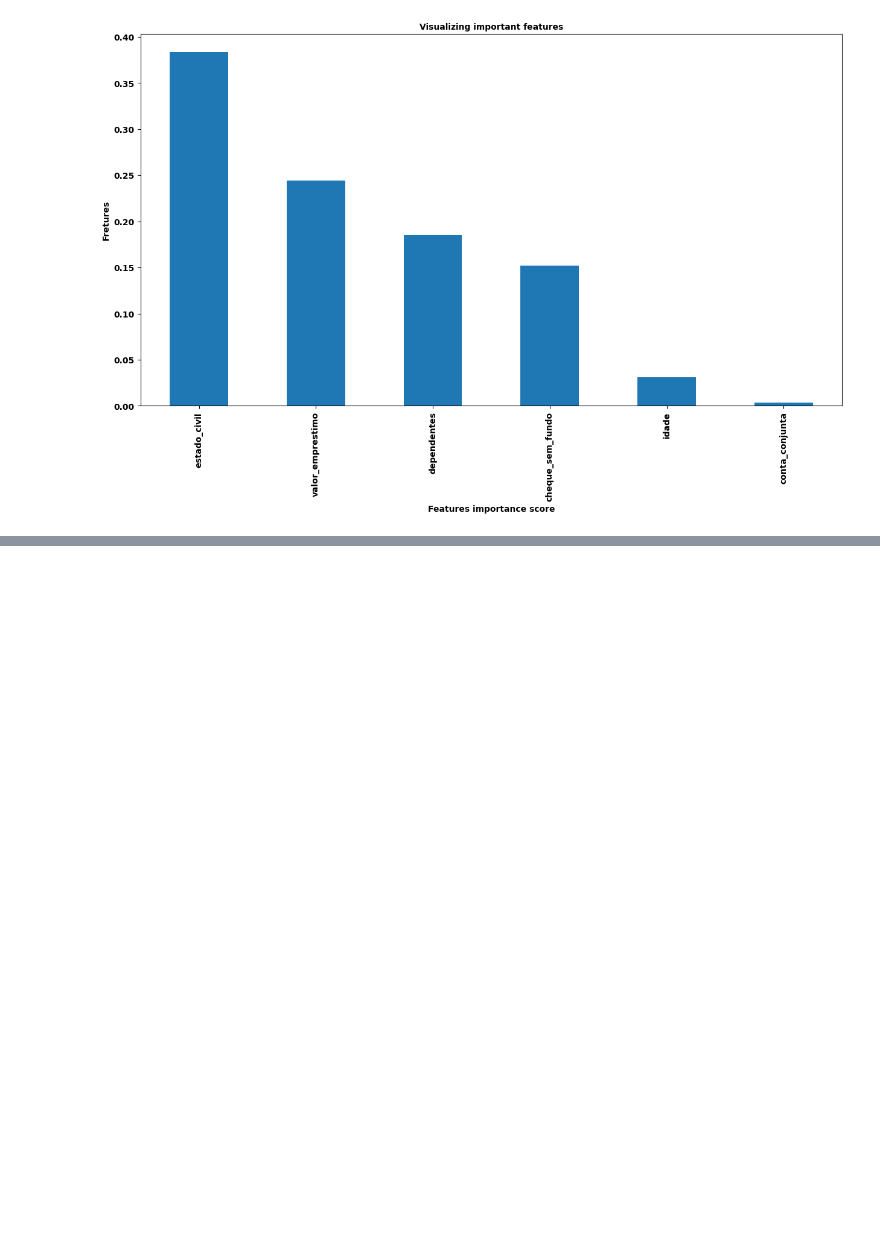
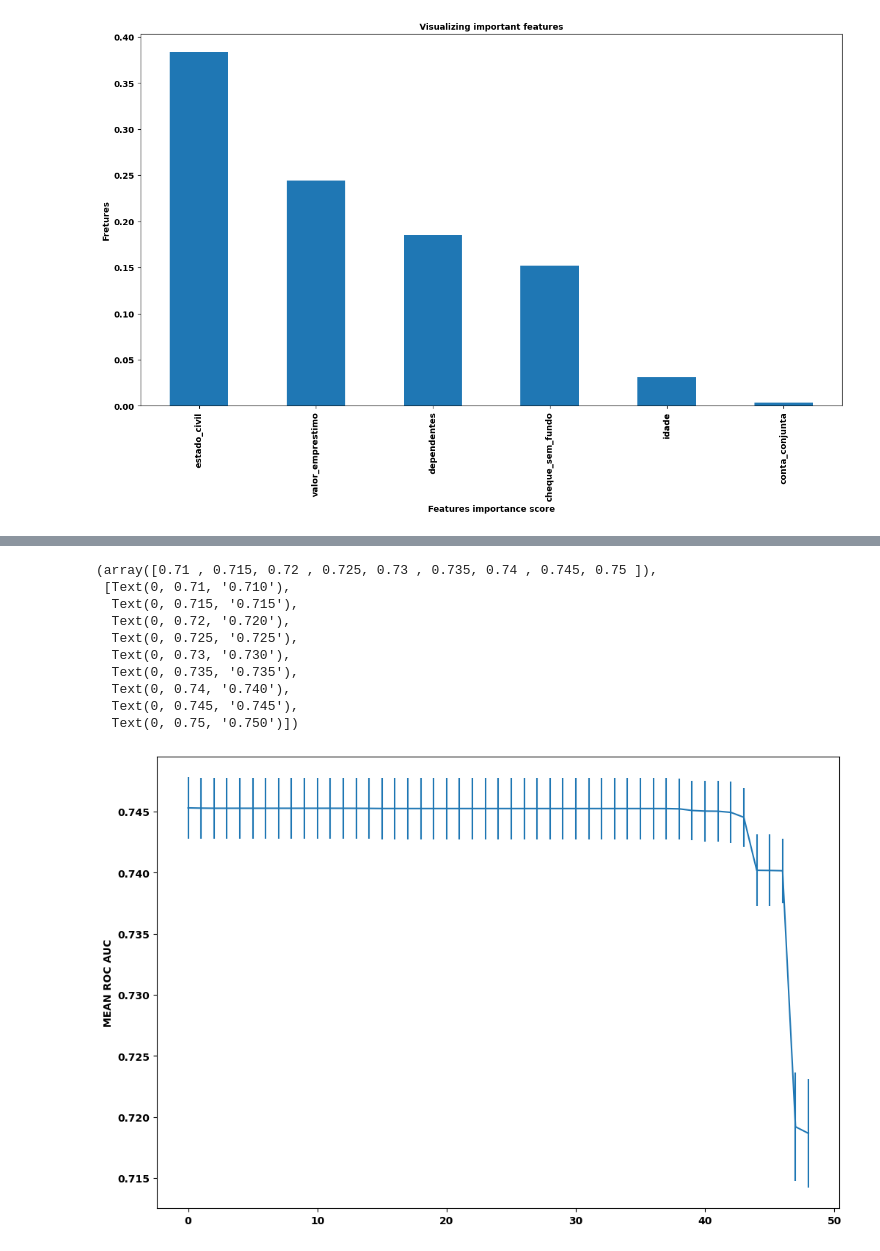
Before and after one commit to douglasaturnino/ml-shap, a Jupyter notebook: notebook/shap_model.ipynb, the cells around one changed output, grey strips where cells are left out. Cells and saved outputs as stored; diff of their text form; code cells hidden in the pictures; blank space fills up the shorter version.

```diff
--- a/notebook/shap_model.ipynb
+++ b/notebook/shap_model.ipynb
@@ -1408,0 +1362,6 @@ plt.show()
+# %%
+df10_lr = pd.read_csv(config['data']['train_path'])
+
+columns_select = ['dependentes', 'estado_civil', 'cheque_sem_fundo', 'valor_emprestimo', 'pago']
+
+df10_lr = df10_lr[columns_select].copy()
@@ -1408,0 +1429,19 @@ plt.show()
+# %%
+param_grid = {
+    'classifier__C':np.logspace(-3, 3, 7),
+    'classifier__penalty': ['l1','l2', 'elasticnet', None],
+    'classifier__class_weight': ['balanced'],
+    'classifier__solver': ['saga', 'liblinear', 'lbfgs']
+}
+# %%
+lr = GridSearchCV(clf, param_grid, scoring=['f1', 'balanced_accuracy', 'roc_auc', 'accuracy'], cv=kf, refit='roc_auc')
+search_lr = lr.fit(df10_lr.drop('pago', axis='columns'), df10_lr['pago'])
+print(search_lr.best_params_)
+print('\n')
+print(round(search_lr.best_score_,3))
+# %%
+results = pd.DataFrame(search_lr.cv_results_) [['params', 'mean_test_roc_auc', 'std_test_roc_auc', 'mean_test_f1', 'std_test_f1',
+                                               'mean_test_balanced_accuracy', 'std_test_balanced_accuracy','mean_test_accuracy', 'std_test_accuracy']]
+
+results.sort_values(by='mean_test_roc_auc', ascending=False, inplace=True)
+results.head()
@@ -1408,0 +1455,21 @@ plt.show()
+# %%
+results.sort_values(by='mean_test_roc_auc', ascending=False, inplace=True)
+
+results.reset_index(drop=True, inplace=True)
+
+results['mean_test_roc_auc'].plot(yerr=[results['std_test_roc_auc'], results['std_test_roc_auc']], subplots=True)
+plt.ylabel('MEAN ROC AUC', fontsize=10, weight='bold')
+plt.xticks(fontsize=10, weight='bold')
+plt.yticks(fontsize=10, weight='bold')
+# %% [output]
+(array([0.71 , 0.715, 0.72 , 0.725, 0.73 , 0.735, 0.74 , 0.745, 0.75 ]),
+ [Text(0, 0.71, '0.710'),
+  Text(0, 0.715, '0.715'),
+  Text(0, 0.72, '0.720'),
+  Text(0, 0.725, '0.725'),
+  Text(0, 0.73, '0.730'),
+  Text(0, 0.735, '0.735'),
+  Text(0, 0.74, '0.740'),
+  Text(0, 0.745, '0.745'),
+  Text(0, 0.75, '0.750')])
+[figure, added]
```
Also changed, not shown: parts of 72 cells of this notebook.
